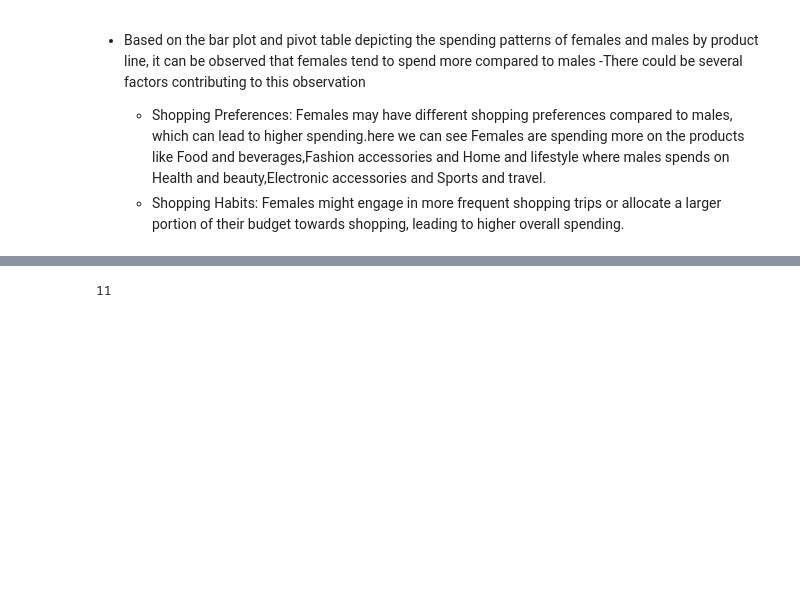
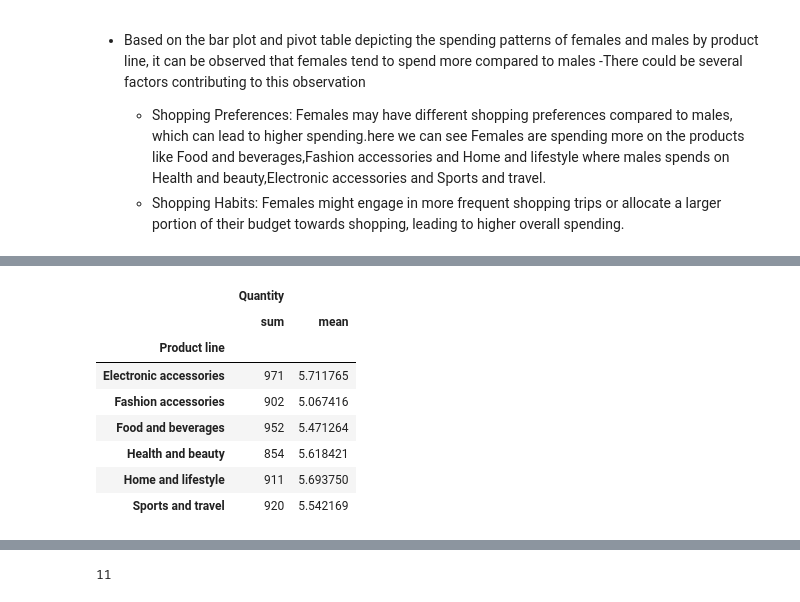
Before and after one commit to ArjunKrizz/Exploratory-Data-Analysis-of-Supermarket-Sales, a Jupyter notebook: EDA2.ipynb, the cells around one changed output, grey strips where cells are left out. Saved outputs shown, nothing was run; the diff lists cells and outputs as text; code cells hidden in the pictures; blank space fills up the shorter version.

```diff
--- a/EDA2.ipynb
+++ b/EDA2.ipynb
@@ -384,0 +413,13 @@ pivot_tab.sort_values(by='Male',ascending=False)
+# %%
+# Group the data by 'Product line' and calculate the sum and mean of 'Quantity' for each group
+data.groupby('Product line').agg({'Quantity':['sum','mean']})
+# %% [output]
+|  | Quantity |  |
+|  | sum | mean |
+| Product line |  |  |
+| Electronic accessories | 971 | 5.711765 |
+| Fashion accessories | 902 | 5.067416 |
+| Food and beverages | 952 | 5.471264 |
+| Health and beauty | 854 | 5.618421 |
+| Home and lifestyle | 911 | 5.693750 |
+| Sports and travel | 920 | 5.542169 |
```
Also changed, not shown: parts of 7 cells of this notebook.
